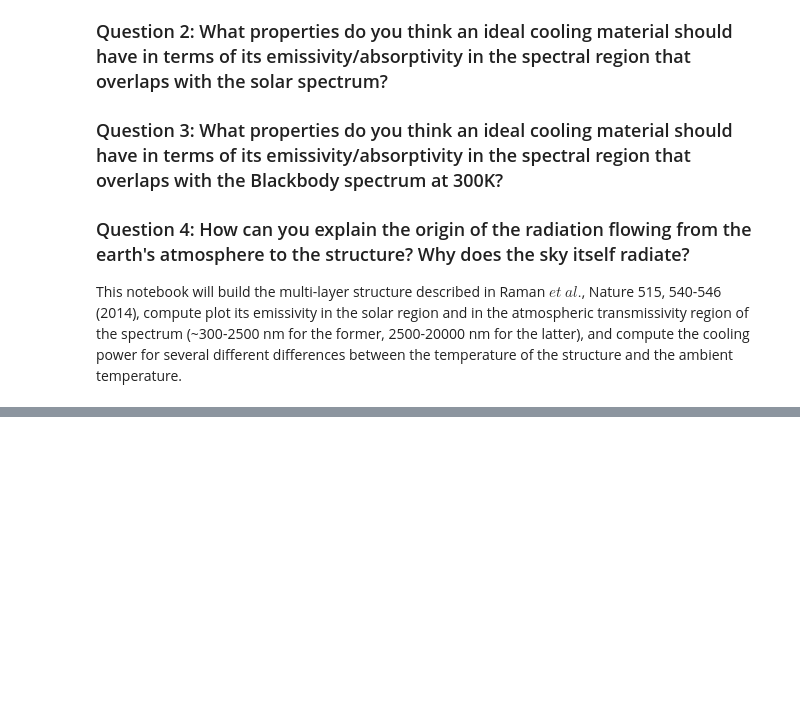
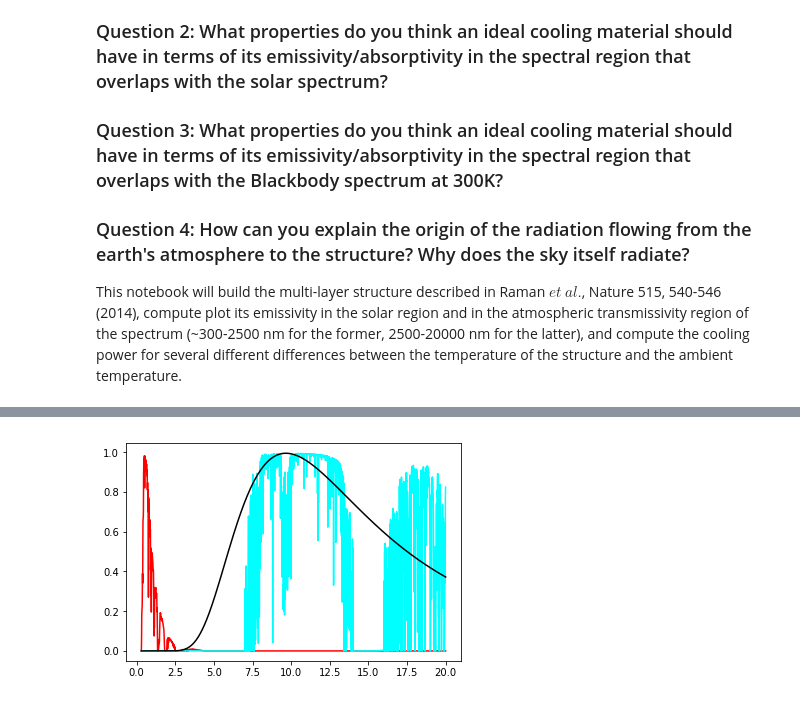
Before and after one commit to FoleyLab/wptherml_v1.0.0, a Jupyter notebook: How_Cool_is_That.ipynb, the cells around one changed output, grey strips where cells are left out. Drawn from its saved outputs; the diff is of its cells as text; code cells hidden in the pictures; blank space fills up the shorter version.

```diff
--- a/How_Cool_is_That.ipynb
+++ b/How_Cool_is_That.ipynb
@@ -96,38 +69,0 @@ Net Power flux out of the structure is  63.79772343781805 W/m^2
-# %%
-structure = {
-
-        'Material_List': ['Air', 'TiO2', 'Air'],
-        'Thickness_List': [0, 200e-9, 0],
-        'Lambda_List': [300e-9, 20000e-9, 2000],
-        'EXPLICIT_ANGLE': 1,
-        'COOLING': 1
-
-        }
-
-### create instance of multilayer class - results will be computed automatically
-w_slab = multilayer(structure)
-AM = datalib.AM(w_slab.lambda_array)
-T_atm = datalib.ATData(w_slab.lambda_array)
-BB = datalib.BB(w_slab.lambda_array, w_slab.T_ml)
-
-n_tio2 = w_slab.layer_ri(1)
-
-### plot results!
-plt.plot(w_slab.lambda_array*1e6, w_slab.emissivity_array, 'blue')
-plt.plot(w_slab.lambda_array*1e6, AM/(1.4*1e9), 'red')
-#plt.plot(w_slab.lambda_array*1e6, np.real(n_tio2), 'red')
-#plt.plot(w_slab.lambda_array*1e6, np.imag(n_tio2), 'blue')
-plt.xlim(0.2,2.5)
-plt.show()
-
-
-plt.plot(w_slab.lambda_array*1e6, T_atm, 'cyan')
-plt.plot(w_slab.lambda_array*1e6, w_slab.emissivity_array, 'red')
-#plt.plot(w_slab.lambda_array*1e6, BB, 'black')
-plt.xlim(2.5,20)
-plt.show()
-
-print("Radiative Power (cooling) is ",w_slab.radiative_power_val, "W/m^2")
-print("Absorbed Solar Power (warming) is ",w_slab.solar_power_val, "W/m^2")
-print("Absorbed Atmospheric Radiation (warming) is ",w_slab.atmospheric_power_val, "W/m^2")
-print("Net Power flux out of the structure is ",w_slab.cooling_power_val, "W/m^2")
@@ -142,0 +70,8 @@ Net Power flux out of the structure is  19.94025887453235 W/m^2
+# %%
+BB = datalib.BB(w_slab.lambda_array, w_slab.T_ml)
+AM = datalib.AM(w_slab.lambda_array)
+T_atm = datalib.ATData(w_slab.lambda_array)
+plt.plot(w_slab.lambda_array*1e6, AM/(1.4*1e9), 'red', w_slab.lambda_array*1e6, T_atm, 'cyan',  w_slab.lambda_array*1e6, BB/1e7, 'black',)
+plt.show()
+# %% [output]
+[figure, added]
```
Also changed, not shown: parts of 4 cells of this notebook, 1 other file.
